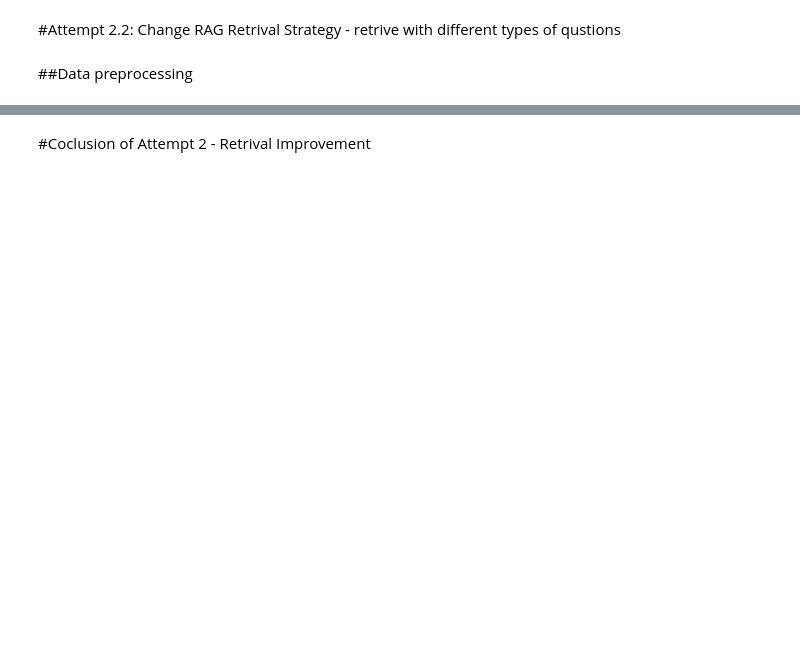
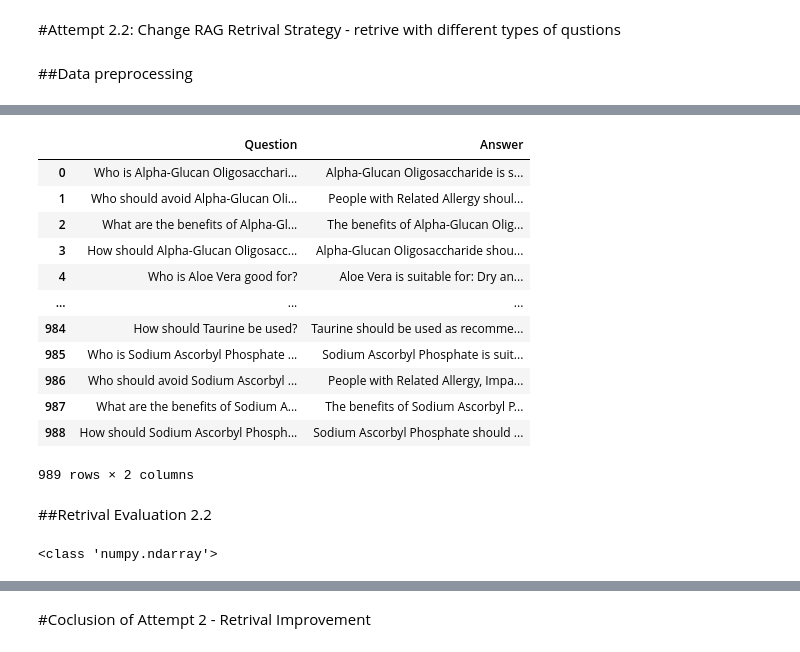
Before and after one commit to sylvia-siqi/IAT360-Skincare-Chatbot, a Jupyter notebook: chatbot.ipynb, the cells around one changed output, grey strips where cells are left out. Saved outputs shown, nothing was run; the diff lists cells and outputs as text; code cells hidden in the pictures; blank space fills up the shorter version.

```diff
--- a/chatbot.ipynb
+++ b/chatbot.ipynb
@@ -949,0 +956,16 @@ print(results)
+# %%
+qa_df
+# %% [output]
+|  | Question | Answer |
+| 0 | Who is Alpha-Glucan Oligosacchari... | Alpha-Glucan Oligosaccharide is s... |
+| 1 | Who should avoid Alpha-Glucan Oli... | People with Related Allergy shoul... |
+| 2 | What are the benefits of Alpha-Gl... | The benefits of Alpha-Glucan Olig... |
+| 3 | How should Alpha-Glucan Oligosacc... | Alpha-Glucan Oligosaccharide shou... |
+| 4 | Who is Aloe Vera good for? | Aloe Vera is suitable for: Dry an... |
+| ... | ... | ... |
+| 984 | How should Taurine be used? | Taurine should be used as recomme... |
+| 985 | Who is Sodium Ascorbyl Phosphate ... | Sodium Ascorbyl Phosphate is suit... |
+| 986 | Who should avoid Sodium Ascorbyl ... | People with Related Allergy, Impa... |
+| 987 | What are the benefits of Sodium A... | The benefits of Sodium Ascorbyl P... |
+| 988 | How should Sodium Ascorbyl Phosph... | Sodium Ascorbyl Phosphate should ... |
+989 rows × 2 columns
@@ -949,0 +975,2 @@ print(results)
+# %% [markdown]
+##Retrival Evaluation 2.2
@@ -949,0 +989,16 @@ print(results)
+# %%
+# Load the knowledage data
+knowledge_df=pd.read_csv('knowledge_embedding_qa.csv')
+
+# Convert string embeddings to lists
+import ast
+knowledge_df['Embedding'] = knowledge_df['Embedding'].apply(
+    lambda x: np.array(
+        [float(num) for num in x.strip("[]").split()],
+        dtype=np.float32
+    )
+)
+
+print(type( knowledge_df['Embedding'][0]))
+# %% [output]
+<class 'numpy.ndarray'>
```
Also changed, not shown: parts of 26 cells of this notebook.
